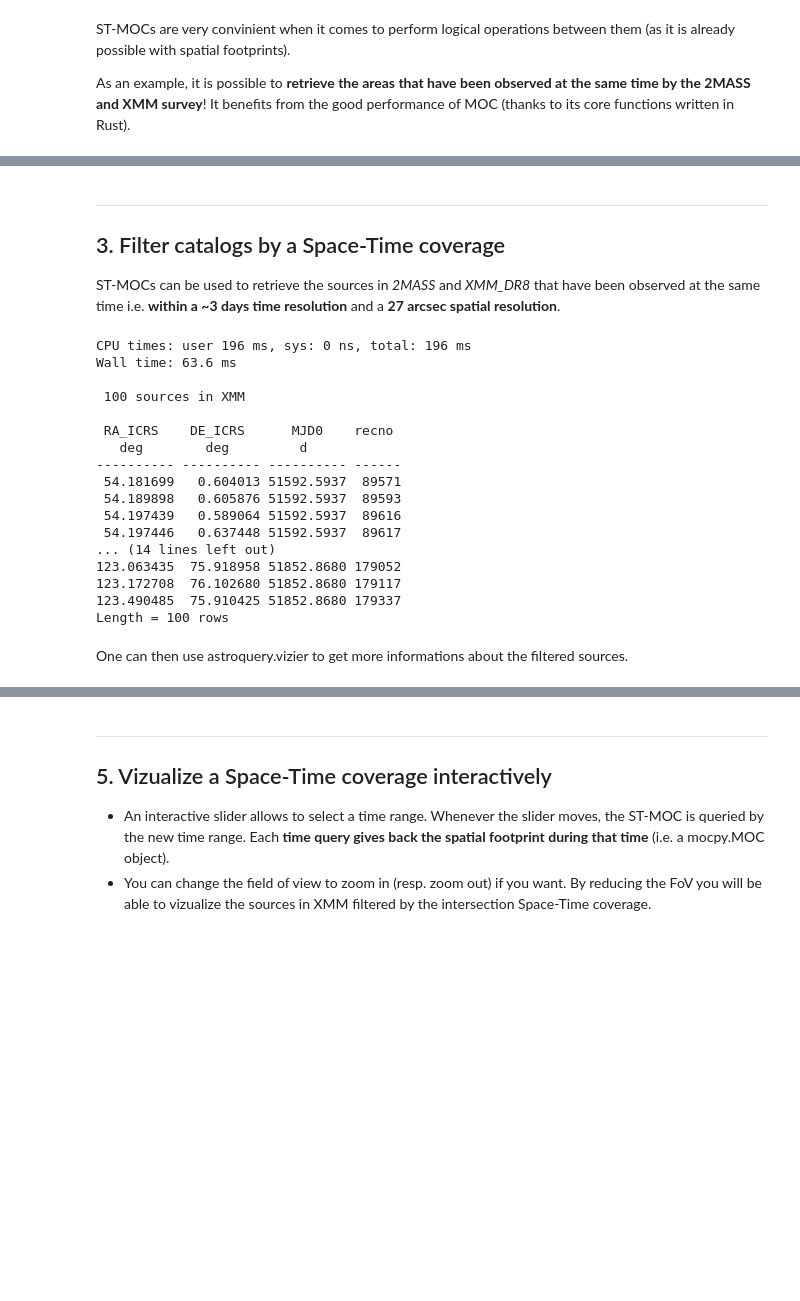
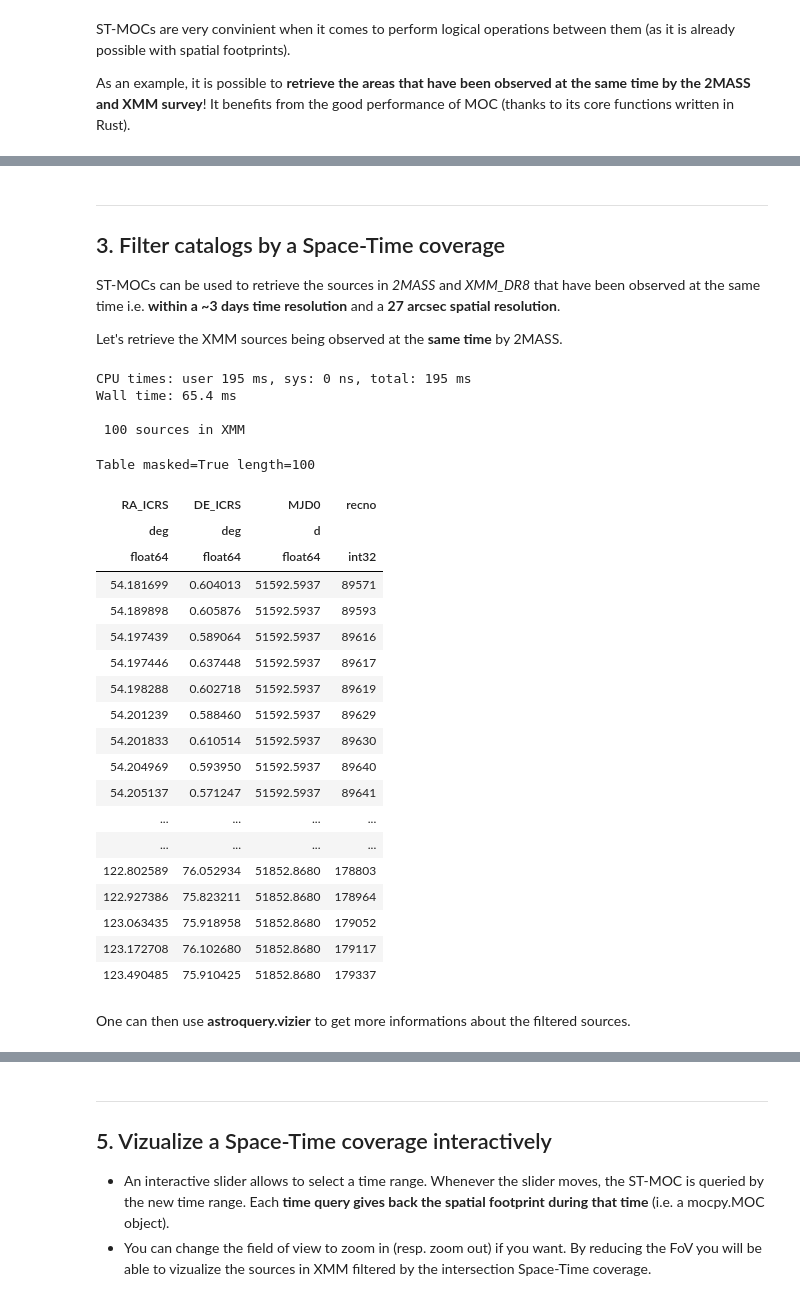
Before and after one commit to cds-astro/mocpy, a Jupyter notebook: notebooks/Space & Time coverages.ipynb, the cells around one changed output, grey strips where cells are left out. Drawn from its saved outputs; the diff is of its cells as text; code cells hidden in the pictures; blank space fills up the shorter version.

```diff
--- a/notebooks/Space & Time coverages.ipynb
+++ b/notebooks/Space & Time coverages.ipynb
@@ -161,30 +138,39 @@ Time of the last observation: 2000-11-05 03:55:44.532
 ST-MOCs can be used to retrieve the sources in *2MASS* and *XMM_DR8* that have
 been observed at the same time i.e. **within a ~3 days time resolution** and
 a **27 arcsec spatial resolution**.
+
+Let's retrieve the XMM sources being observed at the **same time** by 2MASS.
 # %%
 # Filtering a 4.8M rows table is quite fast
 %time mask_xmm = xmm_inter_2mass.contains(times_xmm, lon_xmm, lat_xmm)
 sources_xmm = xmm_dr8_data[mask_xmm]
 
 print("\n {} sources in XMM\n".format(len(sources_xmm)))
-print(sources_xmm)
+sources_xmm
 # %% [output]
-CPU times: user 196 ms, sys: 0 ns, total: 196 ms
-Wall time: 63.6 ms
+CPU times: user 195 ms, sys: 0 ns, total: 195 ms
+Wall time: 65.4 ms
 
  100 sources in XMM
-
- RA_ICRS    DE_ICRS      MJD0    recno
-   deg        deg         d
----------- ---------- ---------- ------
- 54.181699   0.604013 51592.5937  89571
- 54.189898   0.605876 51592.5937  89593
- 54.197439   0.589064 51592.5937  89616
- 54.197446   0.637448 51592.5937  89617
-... (14 lines left out)
-123.063435  75.918958 51852.8680 179052
-123.172708  76.102680 51852.8680 179117
-123.490485  75.910425 51852.8680 179337
-Length = 100 rows
+Table masked=True length=100
+| RA_ICRS | DE_ICRS | MJD0 | recno |
+| deg | deg | d |  |
+| float64 | float64 | float64 | int32 |
+| 54.181699 | 0.604013 | 51592.5937 | 89571 |
+| 54.189898 | 0.605876 | 51592.5937 | 89593 |
+| 54.197439 | 0.589064 | 51592.5937 | 89616 |
+| 54.197446 | 0.637448 | 51592.5937 | 89617 |
+| 54.198288 | 0.602718 | 51592.5937 | 89619 |
+| 54.201239 | 0.588460 | 51592.5937 | 89629 |
+| 54.201833 | 0.610514 | 51592.5937 | 89630 |
+| 54.204969 | 0.593950 | 51592.5937 | 89640 |
+| 54.205137 | 0.571247 | 51592.5937 | 89641 |
+| ... | ... | ... | ... |
+| ... | ... | ... | ... |
+| 122.802589 | 76.052934 | 51852.8680 | 178803 |
+| 122.927386 | 75.823211 | 51852.8680 | 178964 |
+| 123.063435 | 75.918958 | 51852.8680 | 179052 |
+| 123.172708 | 76.102680 | 51852.8680 | 179117 |
+| 123.490485 | 75.910425 | 51852.8680 | 179337 |
 # %% [markdown]
-One can then use astroquery.vizier to get more informations about the filtered sources.
+One can then use **astroquery.vizier** to get more informations about the filtered sources.
```
Also changed, not shown: parts of 12 cells of this notebook.
